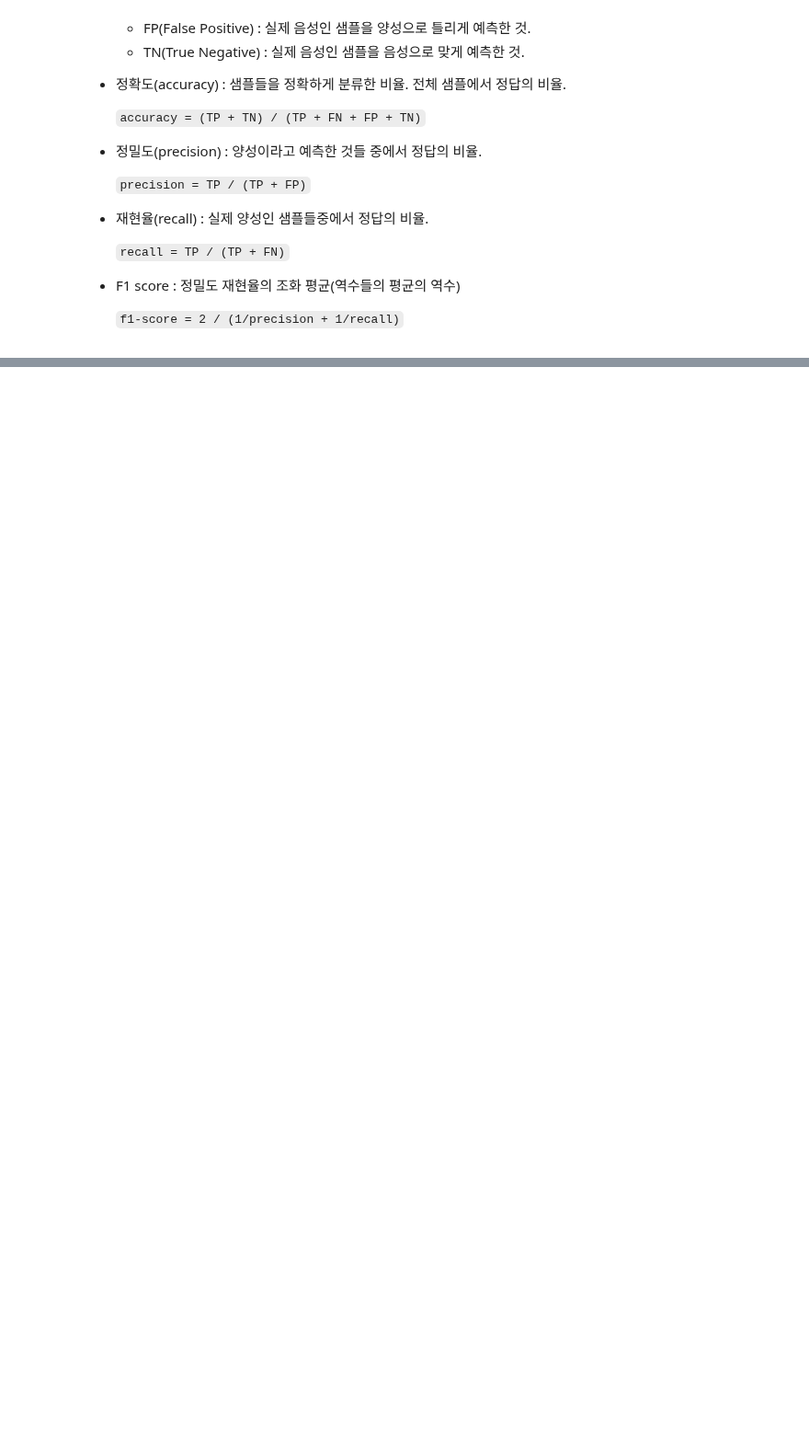
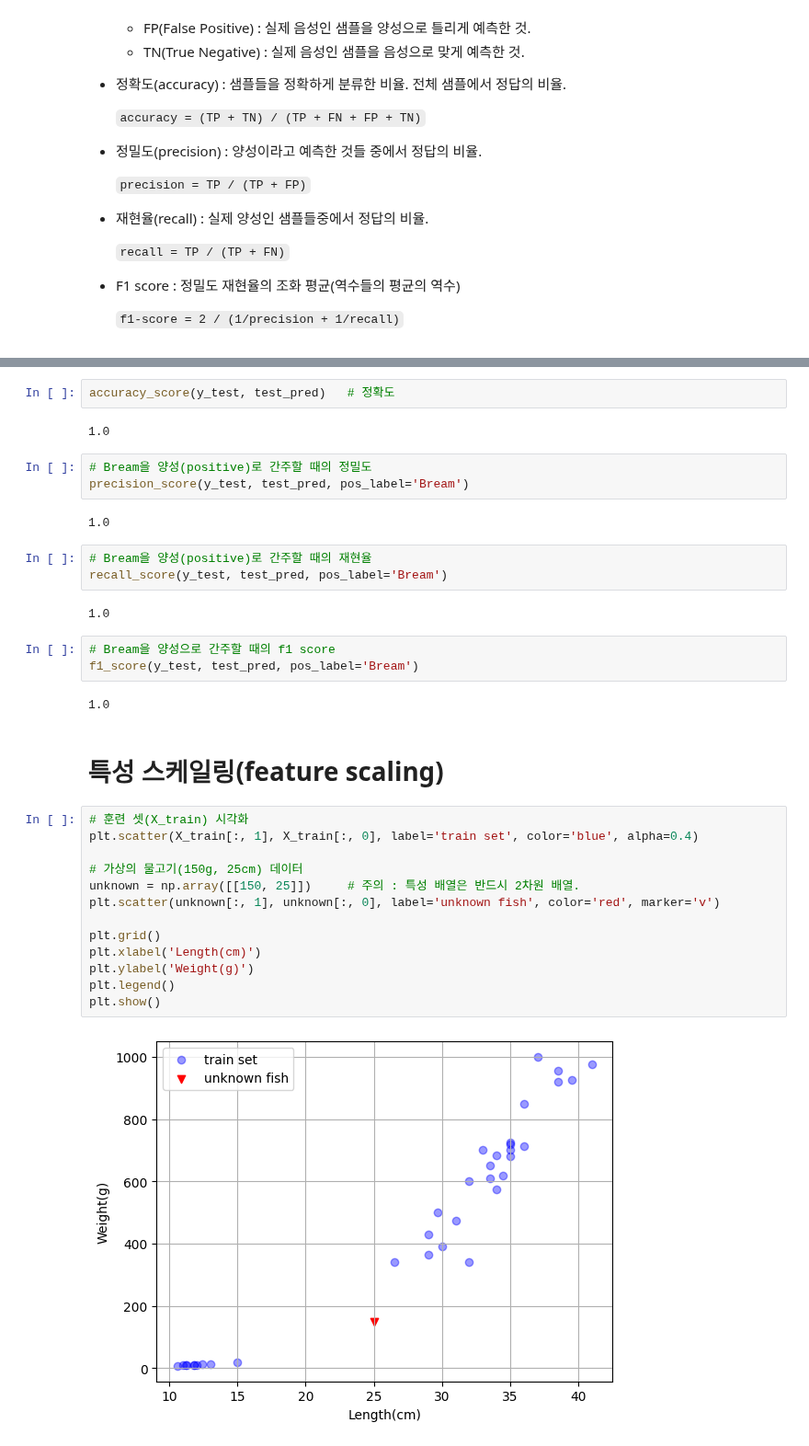
Before and after one commit to Sjleerodls/Data_Analysis, a Jupyter notebook: lab_da/ml03_train_test_scaling.ipynb, the cells around one changed output, grey strips where cells are left out. Shown at 92% size. Drawn from its saved outputs; the diff is of its cells as text; blank space fills up the shorter version.

```diff
--- a/lab_da/ml03_train_test_scaling.ipynb
+++ b/lab_da/ml03_train_test_scaling.ipynb
@@ -313,0 +333,36 @@ print('테스트 셋 정확도:', knn.score(X_test, y_test))
+# %%
+accuracy_score(y_test, test_pred)   # 정확도
+# %% [output]
+1.0
+# %%
+# Bream을 양성(positive)로 간주할 때의 정밀도
+precision_score(y_test, test_pred, pos_label='Bream')
+# %% [output]
+1.0
+# %%
+# Bream을 양성(positive)로 간주할 때의 재현율
+recall_score(y_test, test_pred, pos_label='Bream')
+# %% [output]
+1.0
+# %%
+# Bream을 양성으로 간주할 때의 f1 score
+f1_score(y_test, test_pred, pos_label='Bream')
+# %% [output]
+1.0
+# %% [markdown]
+# 특성 스케일링(feature scaling)
+# %%
+# 훈련 셋(X_train) 시각화
+plt.scatter(X_train[:, 1], X_train[:, 0], label='train set', color='blue', alpha=0.4)
+
+# 가상의 물고기(150g, 25cm) 데이터
+unknown = np.array([[150, 25]])     # 주의 : 특성 배열은 반드시 2차원 배열.
+plt.scatter(unknown[:, 1], unknown[:, 0], label='unknown fish', color='red', marker='v')
+
+plt.grid()
+plt.xlabel('Length(cm)')
+plt.ylabel('Weight(g)')
+plt.legend()
+plt.show()
+# %% [output]
+[figure, added]
```
Also changed, not shown: parts of 17 cells of this notebook.
